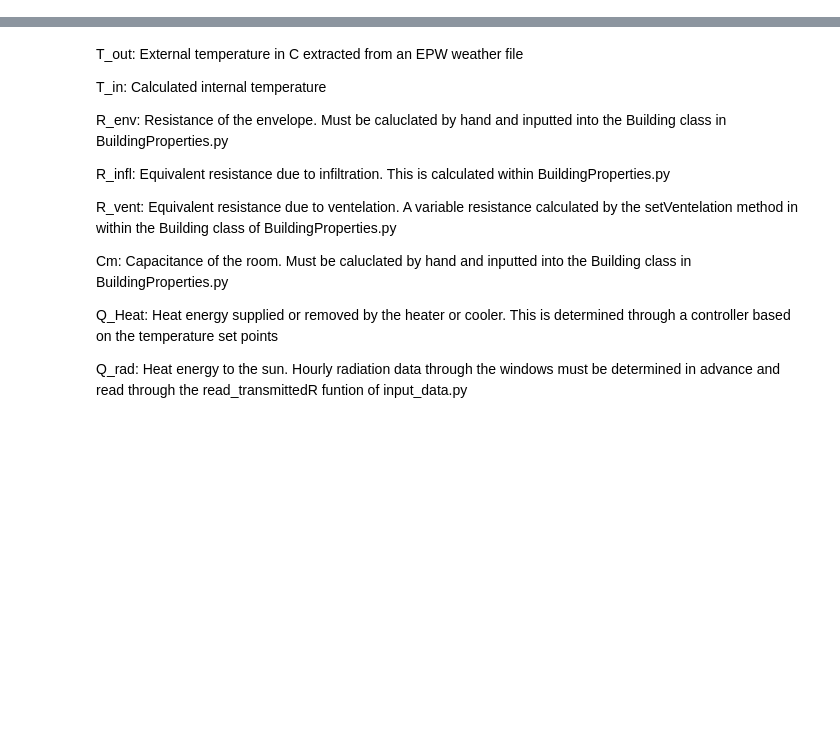
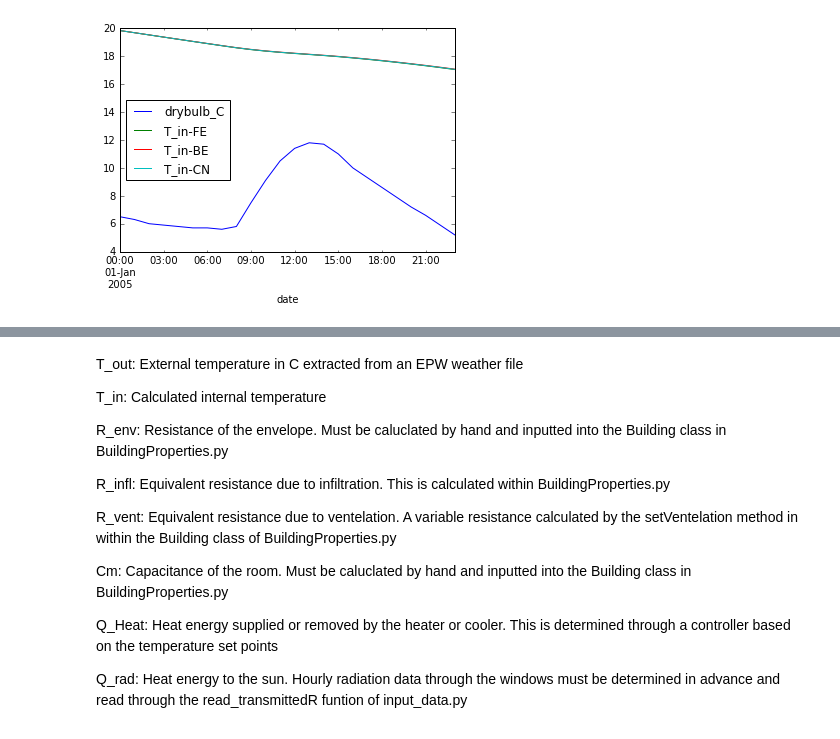
Before and after one commit to protocatlabs/RC_BuildingSimulator, a Jupyter notebook: Justin_Semseter_Project/Main_j.ipynb, the cells around one changed output, grey strips where cells are left out. Saved outputs shown, nothing was run; the diff lists cells and outputs as text; code cells hidden in the pictures; blank space fills up the shorter version.

```diff
--- a/Justin_Semseter_Project/Main_j.ipynb
+++ b/Justin_Semseter_Project/Main_j.ipynb
@@ -47,14 +65,86 @@ t.plot()
 # %%
 """
 Input data
 Adapted from https://github.com/architecture-building-systems/RC_BuildingSimulator/blob/master/simulator/BuildingProperties.py
 """
 
 class building(object):
     def __init__(self,
                  R_env = 42,   #resistance of envelope
                  Cm    = 2.07   #capacitance of envelope
                 ):
         #Single Capacitance Model Parameters
         self.Cm=Cm #[kWh/K] Room Capacitance. Default based of Madsen2011
         self.R_env=R_env #[K/kW] Wall resistance to outside air. Default based off glass having a Uvalue of 1.978W/m2K, 12m2 facade glass
+
+"""
+main
+"""
+
+#Simulation parameters
+start = '1/1/2005'
+end = '1/1/2005'
+
+#import data
+temperatures = get_epw_data(start,end,['drybulb_C'])
+T_out = temperatures['drybulb_C']
+box = building(Cm = 2.07,R_env = 42)
+
+#initialize conditions
+duration = len(pd.date_range(start,end))*24
+T_in_init = 20 #initial internal temperature
+Data_Tin = []
+
+#no heating or cooling, no internal gains, no external gains.
+
+#differential equation parameters
+
+dt = 1 #script needs to be adjusted because it currently truncates data from smaller timesteps to the equivalent length of 1dt
+
+#Forward Euler discretization
+def FE(T_in,dt): #takes initial internal temperature as input
+    Data_Tin = []
+    for i in range(0,duration):
+        for j in range(0,int(1/dt)):
+            T_in = ((T_out[i]-T_in)/(box.R_env*box.Cm))*dt + T_in
+            Data_Tin.append(T_in)
+    return Data_Tin
+
+#Backward Euler discretization
+def BE(T_in,dt): #takes initial internal temperature as input
+    Data_Tin = []
+    for i in range(0,duration):
+        for j in range(0,int(1/dt)):
+            T_in = ((T_out[i]*dt)+(box.R_env*box.Cm*T_in))/(box.R_env*box.Cm + dt)
+            Data_Tin.append(T_in)
+    return Data_Tin
+
+#Crank Nicholson discretization
+def CN(T_in,dt): #takes initial internal temperature as input
+    Data_Tin = []
+    for i in range(0,duration):
+        for j in range(0,int(1/dt)):
+            T_in = ((2*T_out[i]*dt)+T_in*(2*box.R_env*box.Cm - dt))/(2*box.R_env*box.Cm +dt)
+            Data_Tin.append(T_in)
+    return Data_Tin
+
+"""
+x= pd.Series(FE(T_in_init,dt))
+x.plot()
+plt.show
+print x
+"""
+
+
+temperatures['T_in-FE'] = pd.Series(FE(T_in_init,dt))
+temperatures['T_in-BE'] = pd.Series(BE(T_in_init,dt))
+temperatures['T_in-CN'] = pd.Series(CN(T_in_init,dt))
+
+
+temperatures = temperatures.set_index(['date'])
+
+temperatures.plot()
+plt.show()
+print temperatures
+# %% [output]
+[figure, added]
```
Also changed, not shown: parts of 6 cells of this notebook.
